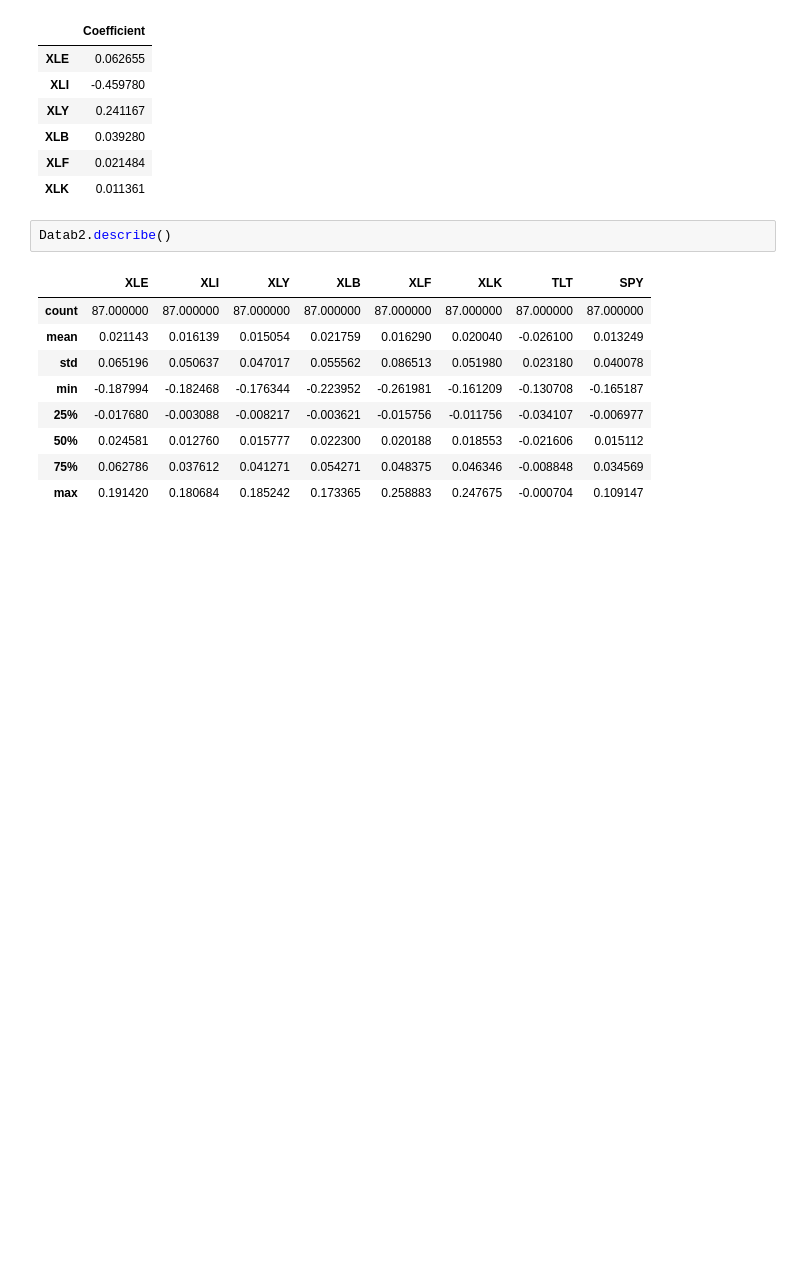
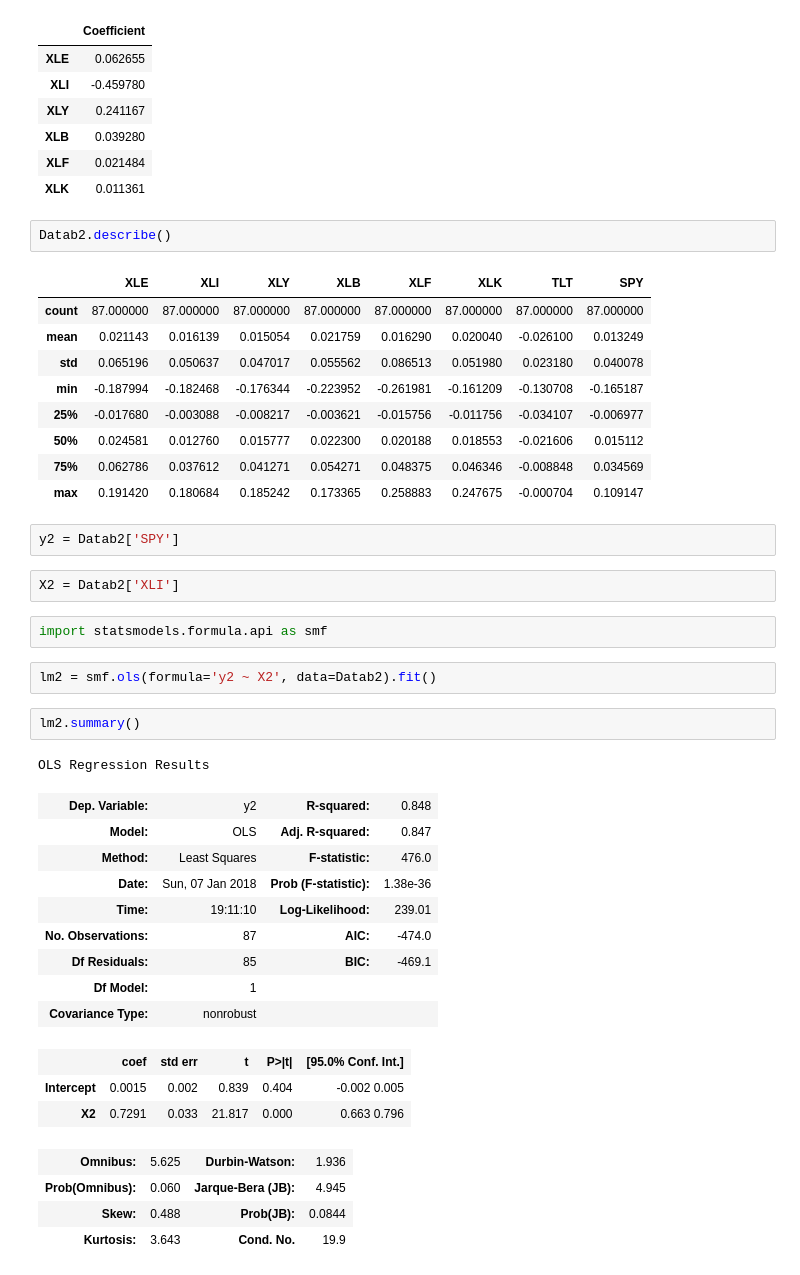
Before and after one commit to ChetJai/CJ_Yewno1, a Jupyter notebook: Yewno2a.ipynb, the cells around one changed output. Drawn from its saved outputs; the diff is of its cells as text; blank space fills up the shorter version.

```diff
--- a/Yewno2a.ipynb
+++ b/Yewno2a.ipynb
@@ -77,3 +77,31 @@ Datab2.describe()
 | 50% | 0.024581 | 0.012760 | 0.015777 | 0.022300 | 0.020188 | 0.018553 | -0.021606 | 0.015112 |
 | 75% | 0.062786 | 0.037612 | 0.041271 | 0.054271 | 0.048375 | 0.046346 | -0.008848 | 0.034569 |
 | max | 0.191420 | 0.180684 | 0.185242 | 0.173365 | 0.258883 | 0.247675 | -0.000704 | 0.109147 |
+# %%
+y2 = Datab2['SPY']
+# %%
+X2 = Datab2['XLI']
+# %%
+import statsmodels.formula.api as smf
+# %%
+lm2 = smf.ols(formula='y2 ~ X2', data=Datab2).fit()
+# %%
+lm2.summary()
+# %% [output]
+OLS Regression Results
+| Dep. Variable: | y2 | R-squared: | 0.848 |
+| Model: | OLS | Adj. R-squared: | 0.847 |
+| Method: | Least Squares | F-statistic: | 476.0 |
+| Date: | Sun, 07 Jan 2018 | Prob (F-statistic): | 1.38e-36 |
+| Time: | 19:11:10 | Log-Likelihood: | 239.01 |
+| No. Observations: | 87 | AIC: | -474.0 |
+| Df Residuals: | 85 | BIC: | -469.1 |
+| Df Model: | 1 |  |  |
+| Covariance Type: | nonrobust |  |  |
+|  | coef | std err | t | P>|t| | [95.0% Conf. Int.] |
+| Intercept | 0.0015 | 0.002 | 0.839 | 0.404 | -0.002 0.005 |
+| X2 | 0.7291 | 0.033 | 21.817 | 0.000 | 0.663 0.796 |
+| Omnibus: | 5.625 | Durbin-Watson: | 1.936 |
+| Prob(Omnibus): | 0.060 | Jarque-Bera (JB): | 4.945 |
+| Skew: | 0.488 | Prob(JB): | 0.0844 |
+| Kurtosis: | 3.643 | Cond. No. | 19.9 |
```
